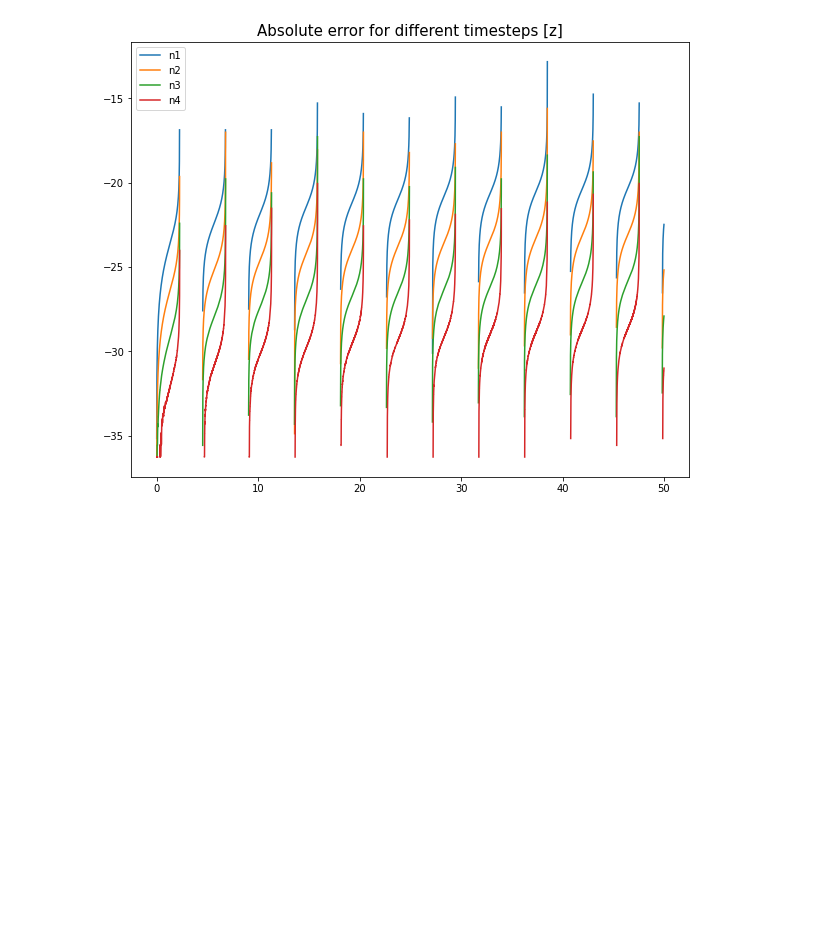
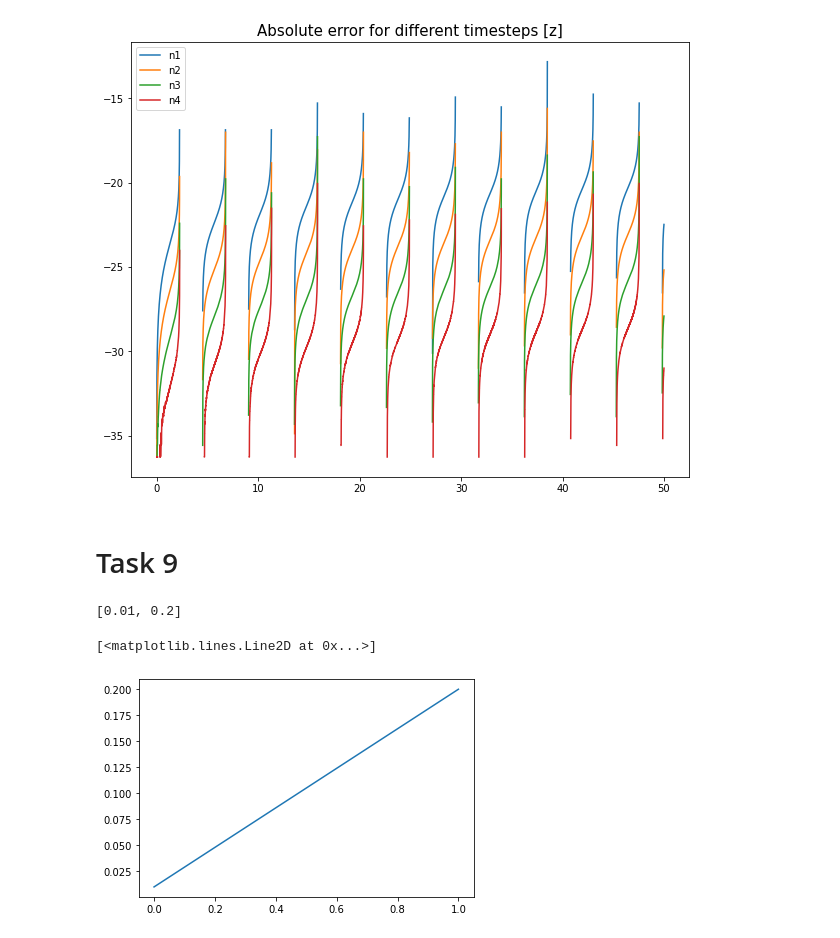
Before and after one commit to moaemilie/Project3_FYS4150, a Jupyter notebook: Task8.ipynb, the cells around one changed output. Cells and saved outputs as stored; diff of their text form; code cells hidden in the pictures; blank space fills up the shorter version.

Commit message:
Task9

```diff
--- a/Task8.ipynb
+++ b/Task8.ipynb
@@ -696,3 +701,21 @@ plt.savefig('AbsErrorZ.pdf')
 plt.show()
 # %% [output]
 [figure]
+# %% [markdown]
+# Task 9
+# %%
+import matplotlib.pyplot as plt
+
+f_w = []
+
+for line in open('Time_dep_V0_0_1.txt', 'r'):
+    lines = [i for i in line.split()]
+
+    f_w.append(float(lines[0]))
+    f_w.append(float(lines[1]))
+print(f_w)
+plt.plot(f_w)
+# %% [output]
+[0.01, 0.2]
+[<matplotlib.lines.Line2D at 0x...>]
+[figure, added]
```
Also changed, not shown: parts of 4 cells of this notebook, 40 other files.
